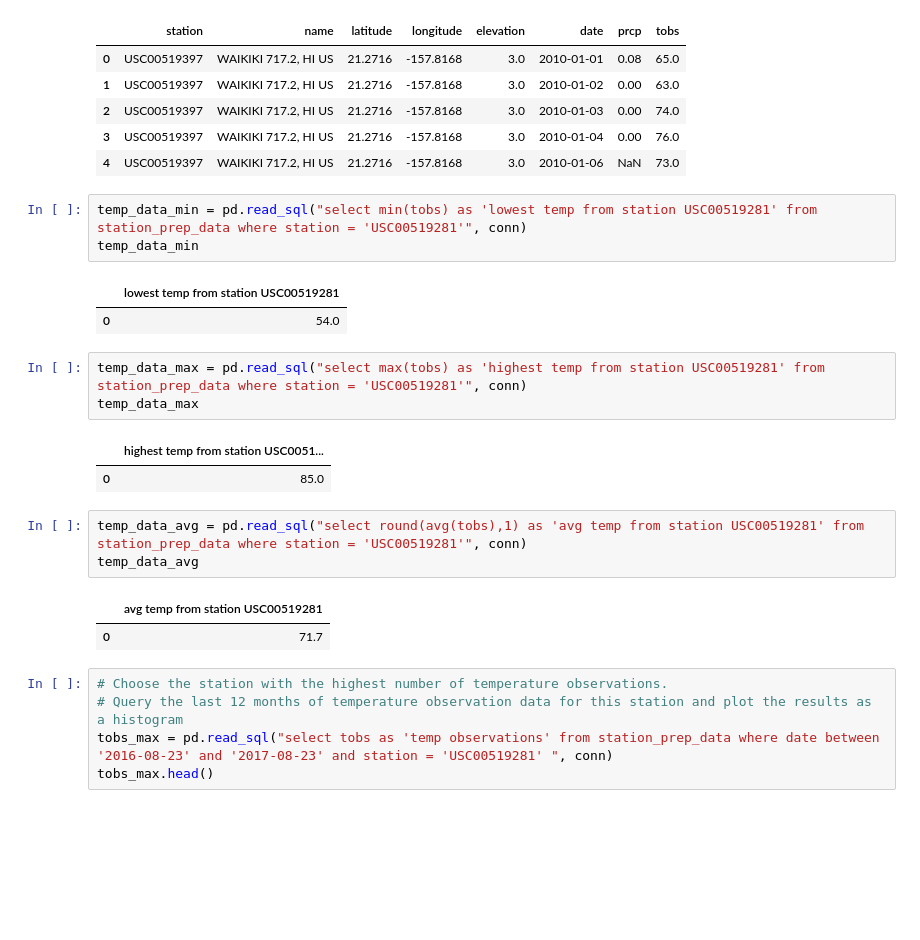
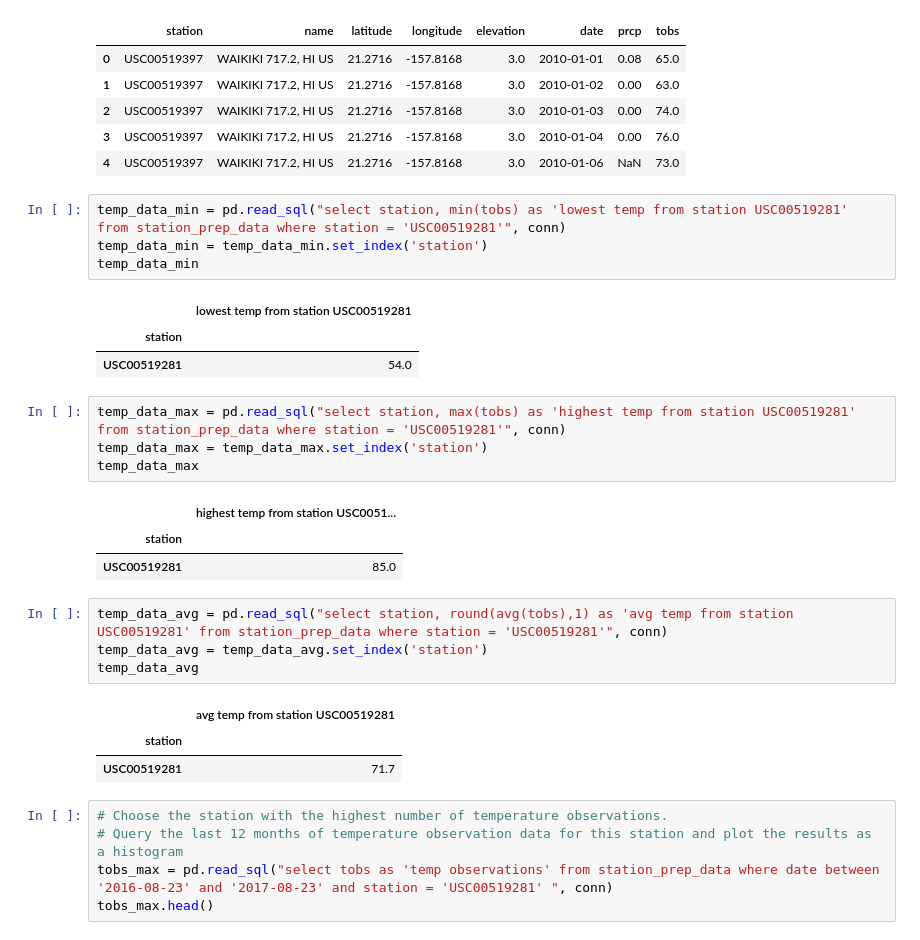
Before and after one commit to chriskalfas/ADSR-Homework, a Jupyter notebook: climate_homework.ipynb, the cells around one changed output. Saved outputs shown, nothing was run; the diff lists cells and outputs as text; blank space fills up the shorter version.

```diff
--- a/climate_homework.ipynb
+++ b/climate_homework.ipynb
@@ -161,23 +161,29 @@ temp_data.head()
 | 3 | USC00519397 | WAIKIKI 717.2, HI US | 21.2716 | -157.8168 | 3.0 | 2010-01-04 | 0.00 | 76.0 |
 | 4 | USC00519397 | WAIKIKI 717.2, HI US | 21.2716 | -157.8168 | 3.0 | 2010-01-06 | NaN | 73.0 |
 # %%
-temp_data_min = pd.read_sql("select min(tobs) as 'lowest temp from station USC00519281' from station_prep_data where station = 'USC00519281'", conn)
+temp_data_min = pd.read_sql("select station, min(tobs) as 'lowest temp from station USC00519281' from station_prep_data where station = 'USC00519281'", conn)
+temp_data_min = temp_data_min.set_index('station')
 temp_data_min
 # %% [output]
 |  | lowest temp from station USC00519281 |
-| 0 | 54.0 |
+| station |  |
+| USC00519281 | 54.0 |
 # %%
-temp_data_max = pd.read_sql("select max(tobs) as 'highest temp from station USC00519281' from station_prep_data where station = 'USC00519281'", conn)
+temp_data_max = pd.read_sql("select station, max(tobs) as 'highest temp from station USC00519281' from station_prep_data where station = 'USC00519281'", conn)
+temp_data_max = temp_data_max.set_index('station')
 temp_data_max
 # %% [output]
 |  | highest temp from station USC0051... |
-| 0 | 85.0 |
+| station |  |
+| USC00519281 | 85.0 |
 # %%
-temp_data_avg = pd.read_sql("select round(avg(tobs),1) as 'avg temp from station USC00519281' from station_prep_data where station = 'USC00519281'", conn)
+temp_data_avg = pd.read_sql("select station, round(avg(tobs),1) as 'avg temp from station USC00519281' from station_prep_data where station = 'USC00519281'", conn)
+temp_data_avg = temp_data_avg.set_index('station')
 temp_data_avg
 # %% [output]
 |  | avg temp from station USC00519281 |
-| 0 | 71.7 |
+| station |  |
+| USC00519281 | 71.7 |
 # %%
 # Choose the station with the highest number of temperature observations.
 # Query the last 12 months of temperature observation data for this station and plot the results as a histogram
```
Also changed, not shown: 1 other file.
